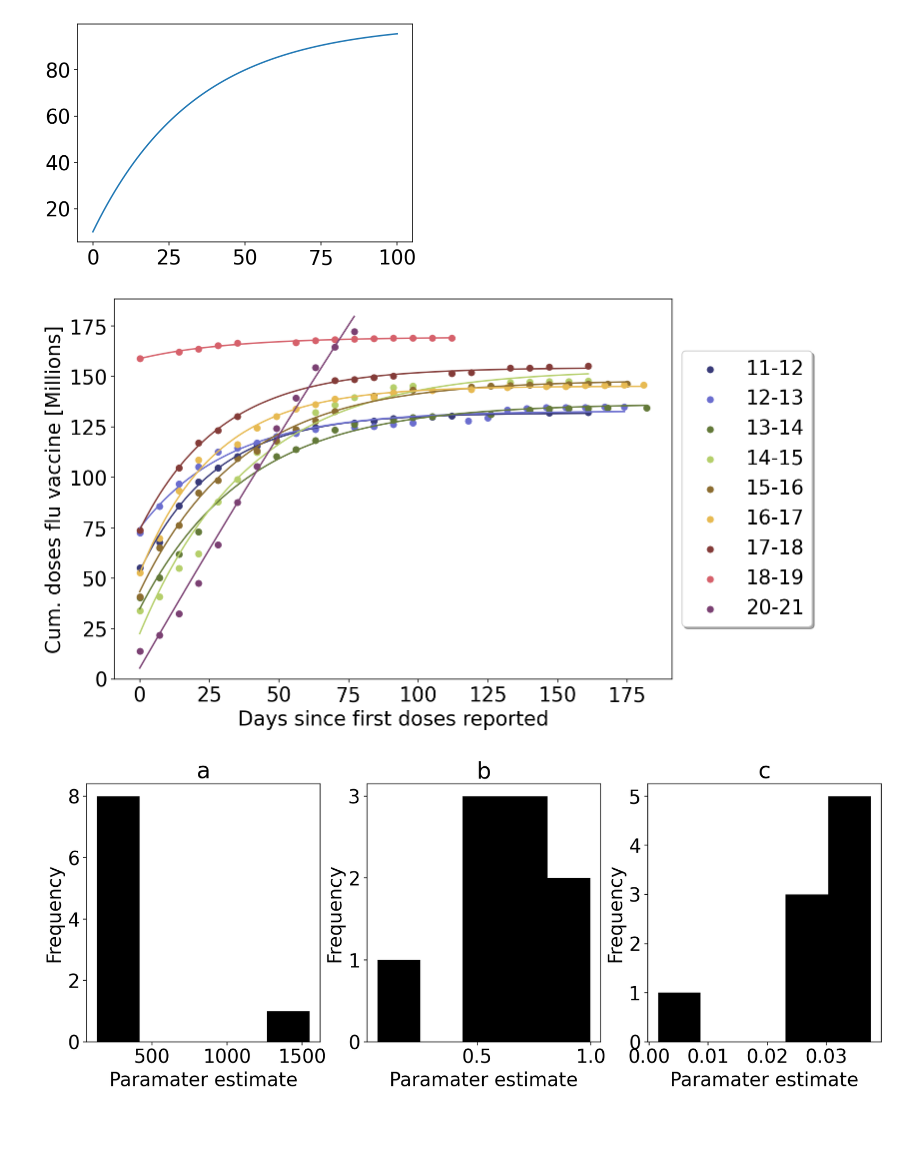
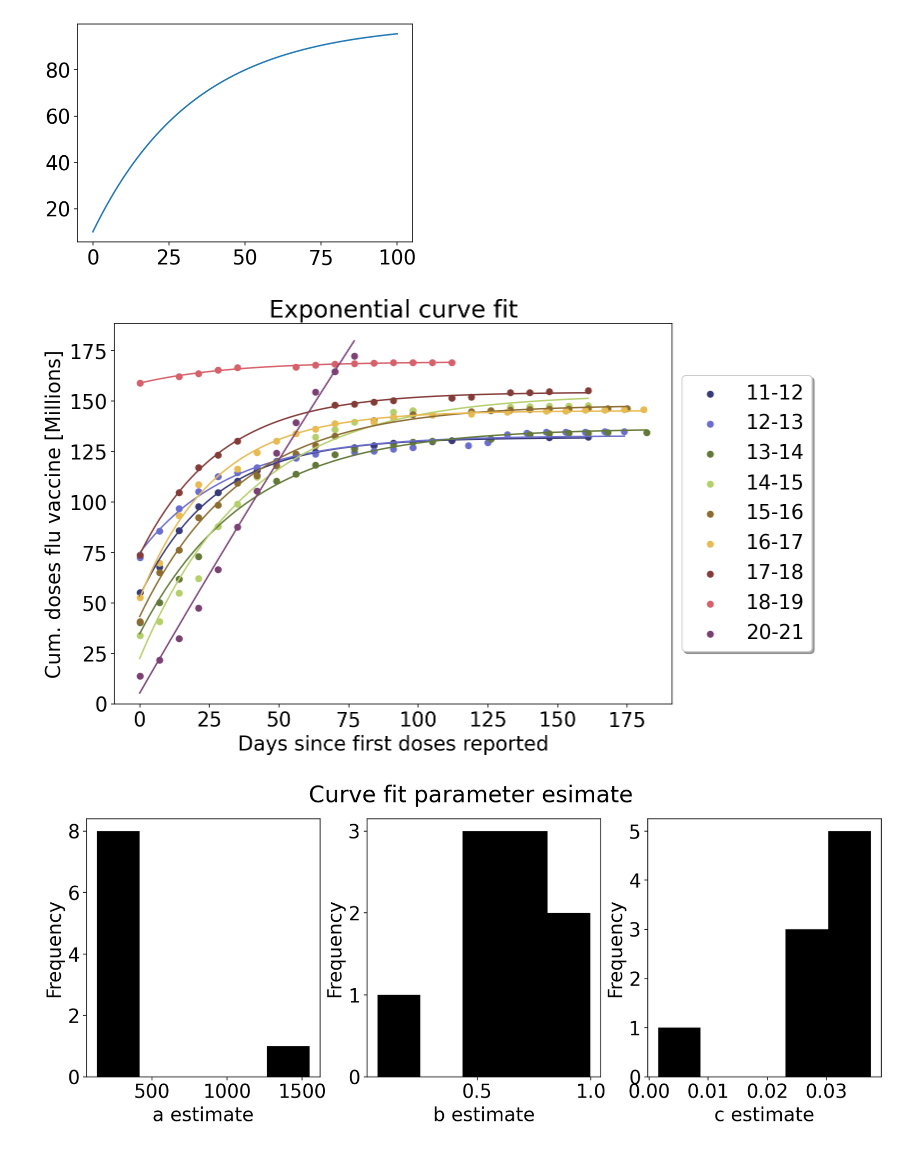
Before and after one commit to sbooeshaghi/fluvax, a Jupyter notebook: notebooks/basic.ipynb, the cells around one changed output. Saved outputs shown, nothing was run; the diff lists cells and outputs as text; code cells hidden in the pictures.

```diff
--- a/notebooks/basic.ipynb
+++ b/notebooks/basic.ipynb
@@ -171,42 +190,47 @@ plt.plot(x,y)
 [<matplotlib.lines.Line2D at 0x...>]
 [figure]
 # %%
+#@title We can model flu vaccine distribution as an exponential
 fig, ax = plt.subplots(figsize=(10, 7))
 
 xdays = plot_data.columns.values
 
 x = (xdays-365/2)%365
 
 yvals = plot_data.values/10**6
 params = np.zeros((yvals.shape[0],3))
 
 for idx, (y, m, s) in enumerate(zip(yvals, np.isnan(yvals), plot_data.index.get_level_values("season"))):
   xt = x[~m].astype(float)
   yt = y[~m].astype(float)
 
   nx = xt - min(xt)
 
   popt, pcov = curve_fit(func, nx, yt,p0=[140, 1,.01],maxfev=1000)
   newx = np.linspace(min(nx), max(nx), 200)
 
   ax.scatter(nx, yt, color=colors[idx], label = f"{s}")
   ax.plot(newx, func(newx, *popt), color=colors[idx])
 
   params[idx] = popt
 
 ax.set(**{
     "xlabel": "Days since first doses reported",
     "ylabel": "Cum. doses flu vaccine [Millions]",
-    "ylim": 0
+    "ylim": 0,
+    "title": "Exponential curve fit"
 })
 
 ax.legend(bbox_to_anchor=(1, 0.5), loc="center left", shadow=True)
 
 fig.show()
 # %% [output]
-[figure, old version]
+[figure, new version]
 # %%
+#@title We now have a distribution on each parameters of the fit for each season
 fig, axs = plt.subplots(figsize=(15,5), ncols=3)
+fig.suptitle("Curve fit parameter esimate")
+
 
 ax = axs[0]
 labels = ["a", "b", "c"]
@@ -215,12 +239,11 @@ for idx, ax in enumerate(axs):
   x = params[:,idx]
   ax.hist(x,bins=5, color="k")
   ax.set(**{
-      "title": labels[idx],
-      "xlabel": "Paramater estimate",
-      "ylabel": "Frequency"
+      "xlabel": f"{labels[idx]} estimate",
+      "ylabel": "Frequency",
   })
 
 
 fig.show()
 # %% [output]
-[figure, old version]
+[figure, new version]
```
Also changed, not shown: parts of 14 cells of this notebook.
